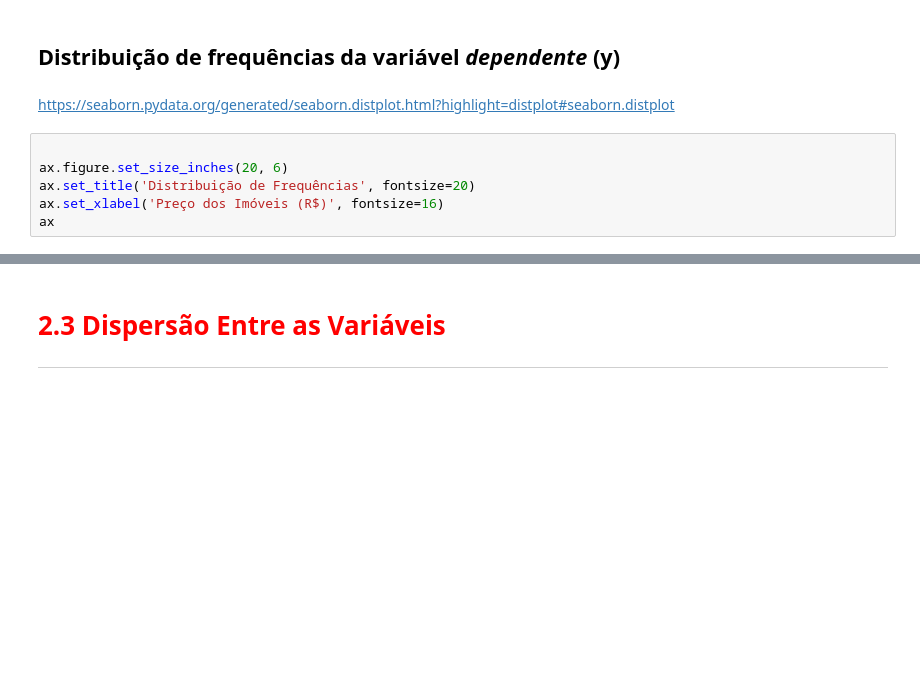
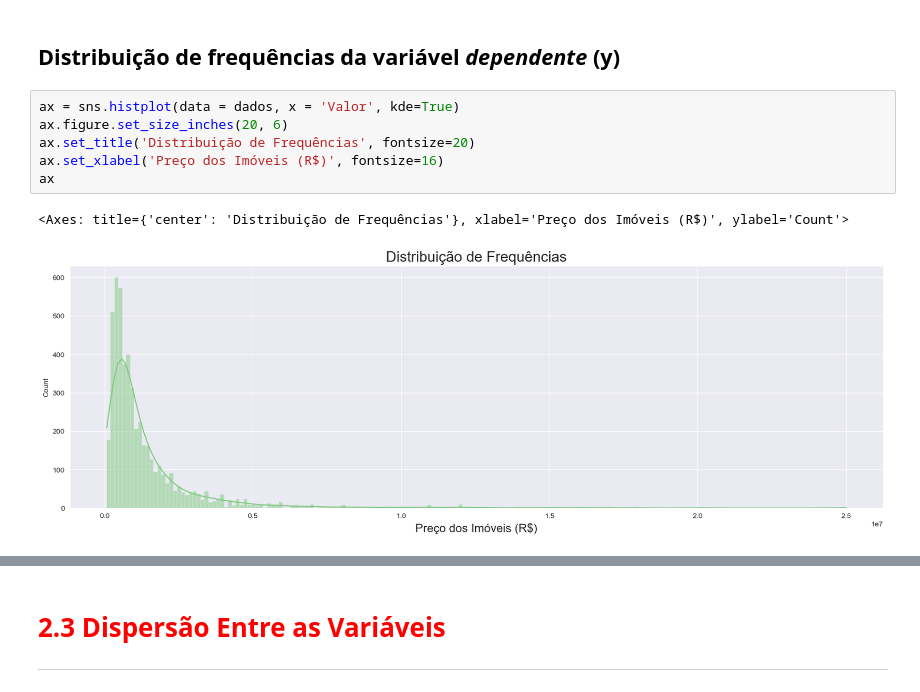
Before and after one commit to ledsouza/reg-linear-II, a Jupyter notebook: Projeto/Regressão Linear.ipynb, the cells around one changed output, grey strips where cells are left out. Drawn from its saved outputs; the diff is of its cells as text; blank space fills up the shorter version.

```diff
--- a/Projeto/Regressão Linear.ipynb
+++ b/Projeto/Regressão Linear.ipynb
@@ -107,14 +113,15 @@ ax
 <hr style='border: 2px solid red;'>
 # %% [markdown]
 ## Distribuição de frequências da variável *dependente* (y)
-# %% [markdown]
-https://seaborn.pydata.org/generated/seaborn.distplot.html?highlight=distplot#seaborn.distplot
 # %%
-
+ax = sns.histplot(data = dados, x = 'Valor', kde=True)
 ax.figure.set_size_inches(20, 6)
 ax.set_title('Distribuição de Frequências', fontsize=20)
 ax.set_xlabel('Preço dos Imóveis (R$)', fontsize=16)
 ax
+# %% [output]
+<Axes: title={'center': 'Distribuição de Frequências'}, xlabel='Preço dos Imóveis (R$)', ylabel='Count'>
+[figure, added]
 # %% [markdown]
 <img width='800px' src='../Dados/img/Box-Plot II.png'>
 # %% [markdown]
```
Also changed, not shown: parts of 5 cells of this notebook.
